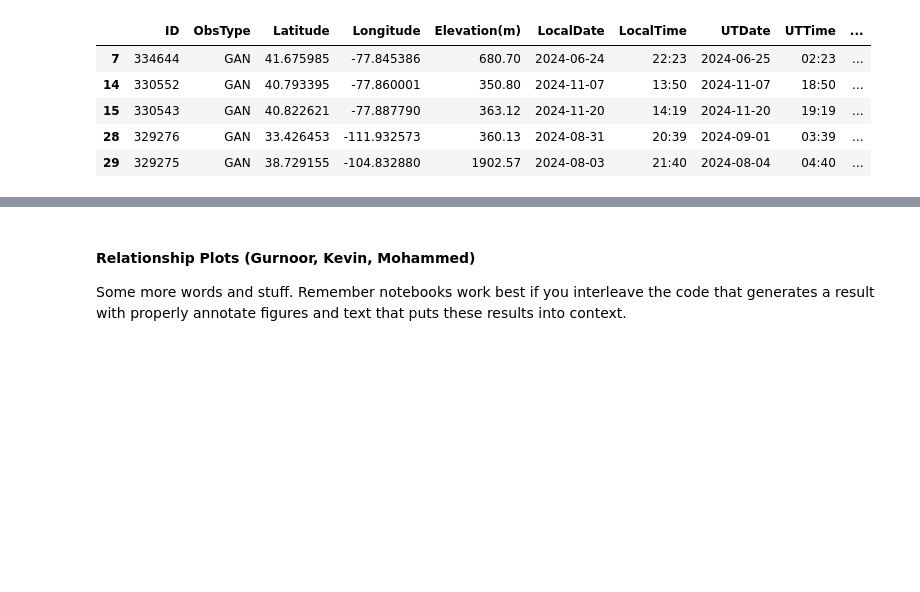
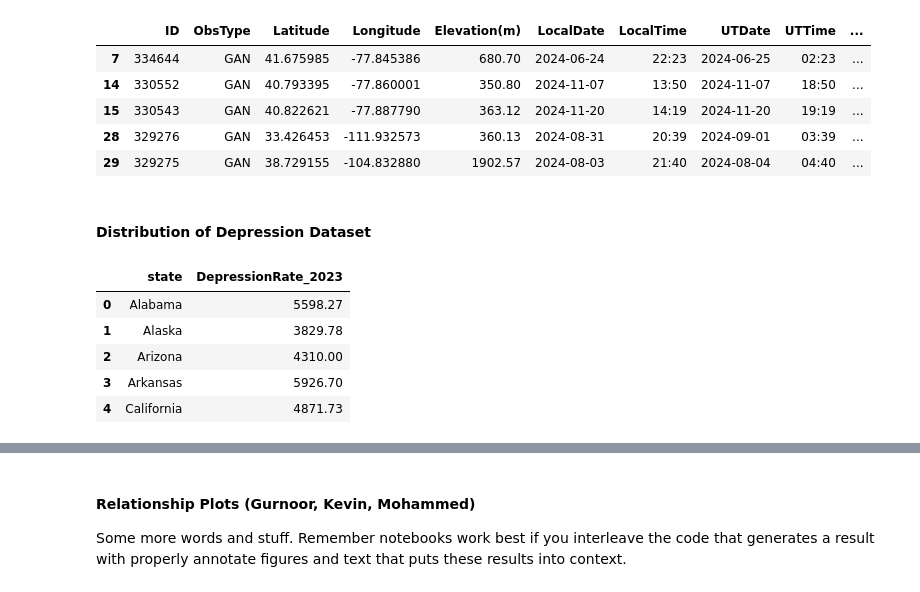
Before and after one commit to COGS108/Group020_WI26, a Jupyter notebook: 02-EDACheckpoint.ipynb, the cells around one changed output, grey strips where cells are left out. Cells and saved outputs as stored; diff of their text form; code cells hidden in the pictures; blank space fills up the shorter version.

```diff
--- a/02-EDACheckpoint.ipynb
+++ b/02-EDACheckpoint.ipynb
@@ -348,3 +442,5 @@ combined_df.head()
 
 # Moving combined data into interim folder as combined_df_1
 combined_df.to_csv('data/01-interim/combined_df_1.csv', index = 0);
+# %% [markdown]
+#### Distribution of Depression Dataset
@@ -350,0 +450,9 @@ combined_df.to_csv('data/01-interim/combined_df_1.csv', index = 0);
+# %%
+combined_df.head()
+# %% [output]
+|  | state | DepressionRate_2023 |
+| 0 | Alabama | 5598.27 |
+| 1 | Alaska | 3829.78 |
+| 2 | Arizona | 4310.00 |
+| 3 | Arkansas | 5926.70 |
+| 4 | California | 4871.73 |
```
Also changed, not shown: parts of 16 cells of this notebook.
